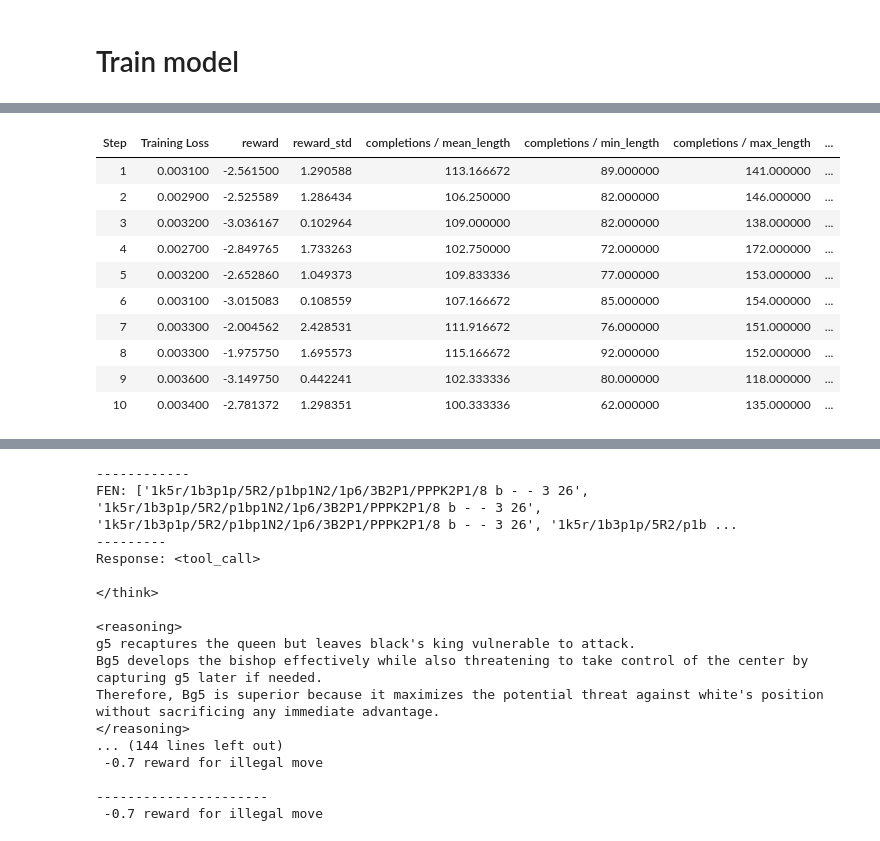
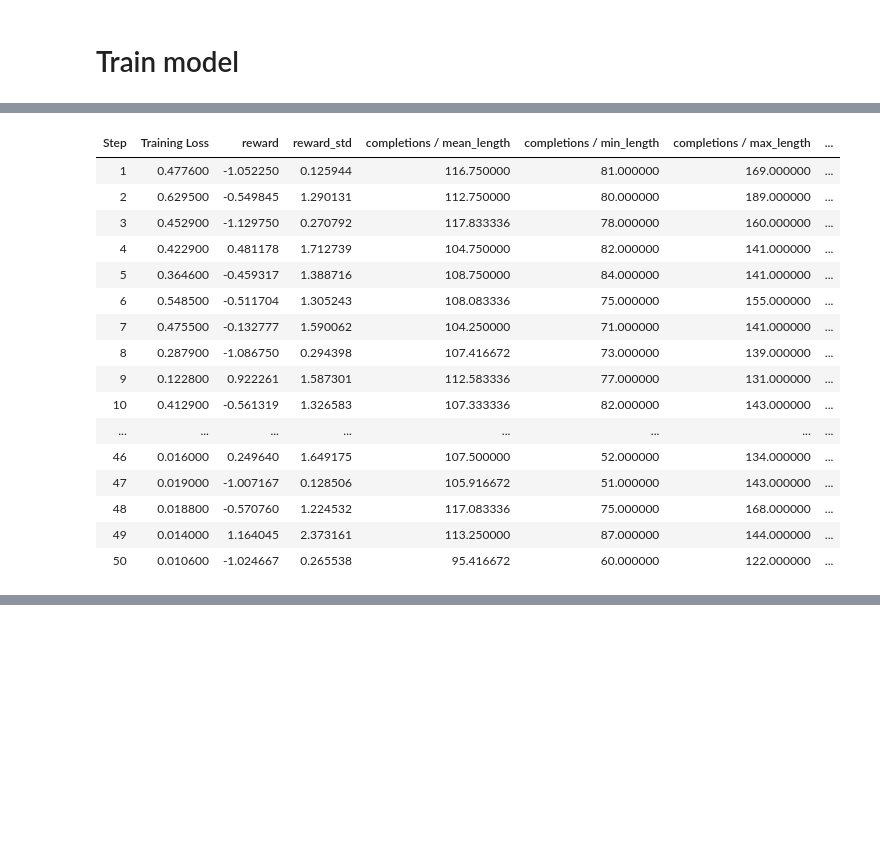
Before and after one commit to czovekboti/chess_rl, a Jupyter notebook: GRPO trainer notebook.ipynb, the cells around one changed output, grey strips where cells are left out. Drawn from its saved outputs; the diff is of its cells as text; code cells hidden in the pictures; blank space fills up the shorter version.

Commit message:
New reward func, gitignore + multiple minor code changes for server run

```diff
--- a/GRPO trainer notebook.ipynb
+++ b/GRPO trainer notebook.ipynb
@@ -7,6 +10,6 @@
 # %%
-config_path = ''
-output_path = ''
+config_path = 'config.yaml'
+output_path = 'grpo_outputs'
 # %%
 #@title Colab Extra Install { display-mode: "form" }
 #%%capture
@@ -125,17 +151,17 @@ STOCKFISH_PATH: /usr/games/stockfish
 # %%
-from unsloth import FastLanguageModel
-import torch
-max_seq_length = config['max_seq_length']# Can increase for longer reasoning traces
-lora_rank = config['lora_rank'] # Larger rank = smarter, but slower
-model, tokenizer = FastLanguageModel.from_pretrained(
-    model_name = "czovekboti/qwen-sft",
-    max_seq_length = max_seq_length,
-    load_in_4bit = False, # False for LoRA 16bit
-    fast_inference = False, # Enable vLLM fast inference
-    max_lora_rank = lora_rank,
-    gpu_memory_utilization = 0.7, # Reduce if out of memory
-    resize_model_vocab = 151669,
-)
+# from unsloth import FastLanguageModel
+# import torch
+# max_seq_length = config['max_seq_length']# Can increase for longer reasoning traces
+# lora_rank = config['lora_rank'] # Larger rank = smarter, but slower
+# model, tokenizer = FastLanguageModel.from_pretrained(
+#     model_name = "czovekboti/qwen-sft",
+#     max_seq_length = max_seq_length,
+#     load_in_4bit = False, # False for LoRA 16bit
+#     fast_inference = False, # Enable vLLM fast inference
+#     max_lora_rank = lora_rank,
+#     gpu_memory_utilization = 0.7, # Reduce if out of memory
+#     resize_model_vocab = 151669,
+# )
 # %% [output]
 🦥 Unsloth: Will patch your computer to enable 2x faster free finetuning.
 2025-11-22 11:20:02.487901: E external/local_xla/xla/stream_executor/cuda/cuda_fft.cc:477] Unable to register cuFFT factory: Attempting to register factory for plugin cuFFT when one has already been r ...
@@ -433,9 +735,6 @@ def xmlcount_reward_func(completions, **kwargs) -> list[float]:
 # %% [markdown]
 # Train model
 # %%
-
-max_prompt_length = 256
-
 from trl import GRPOConfig, GRPOTrainer
 training_args = GRPOConfig(
     learning_rate = float(config["learning_rate"]),
@@ -453,7 +752,7 @@ training_args = GRPOConfig(
     per_device_train_batch_size = config["per_device_train_batch_size"], #2 for bigger model 4 for smaller #16 gb gpu could do 8 with 14b model
     gradient_accumulation_steps = 2, # overall batch size should be 16 or 32 -> sslows training down
     num_generations = 6, # Decrease if out of memory
-    max_steps = 10,
+    max_steps = 5000,
     max_grad_norm = 0.1,
     save_total_limit =1,
     report_to = "wandb", # report to weights and biases
@@ -508,11 +808,17 @@ Scaled Evaluation: -0.0
 | Step | Training Loss | reward | reward_std | completions / mean_length | completions / min_length | completions / max_length | ... |
-| 1 | 0.003100 | -2.561500 | 1.290588 | 113.166672 | 89.000000 | 141.000000 | ... |
-| 2 | 0.002900 | -2.525589 | 1.286434 | 106.250000 | 82.000000 | 146.000000 | ... |
-| 3 | 0.003200 | -3.036167 | 0.102964 | 109.000000 | 82.000000 | 138.000000 | ... |
-| 4 | 0.002700 | -2.849765 | 1.733263 | 102.750000 | 72.000000 | 172.000000 | ... |
-| 5 | 0.003200 | -2.652860 | 1.049373 | 109.833336 | 77.000000 | 153.000000 | ... |
-| 6 | 0.003100 | -3.015083 | 0.108559 | 107.166672 | 85.000000 | 154.000000 | ... |
-| 7 | 0.003300 | -2.004562 | 2.428531 | 111.916672 | 76.000000 | 151.000000 | ... |
-| 8 | 0.003300 | -1.975750 | 1.695573 | 115.166672 | 92.000000 | 152.000000 | ... |
-| 9 | 0.003600 | -3.149750 | 0.442241 | 102.333336 | 80.000000 | 118.000000 | ... |
-| 10 | 0.003400 | -2.781372 | 1.298351 | 100.333336 | 62.000000 | 135.000000 | ... |
+| 1 | 0.477600 | -1.052250 | 0.125944 | 116.750000 | 81.000000 | 169.000000 | ... |
+| 2 | 0.629500 | -0.549845 | 1.290131 | 112.750000 | 80.000000 | 189.000000 | ... |
+| 3 | 0.452900 | -1.129750 | 0.270792 | 117.833336 | 78.000000 | 160.000000 | ... |
+| 4 | 0.422900 | 0.481178 | 1.712739 | 104.750000 | 82.000000 | 141.000000 | ... |
+| 5 | 0.364600 | -0.459317 | 1.388716 | 108.750000 | 84.000000 | 141.000000 | ... |
+| 6 | 0.548500 | -0.511704 | 1.305243 | 108.083336 | 75.000000 | 155.000000 | ... |
+| 7 | 0.475500 | -0.132777 | 1.590062 | 104.250000 | 71.000000 | 141.000000 | ... |
+| 8 | 0.287900 | -1.086750 | 0.294398 | 107.416672 | 73.000000 | 139.000000 | ... |
+| 9 | 0.122800 | 0.922261 | 1.587301 | 112.583336 | 77.000000 | 131.000000 | ... |
+| 10 | 0.412900 | -0.561319 | 1.326583 | 107.333336 | 82.000000 | 143.000000 | ... |
+| ... | ... | ... | ... | ... | ... | ... | ... |
+| 46 | 0.016000 | 0.249640 | 1.649175 | 107.500000 | 52.000000 | 134.000000 | ... |
+| 47 | 0.019000 | -1.007167 | 0.128506 | 105.916672 | 51.000000 | 143.000000 | ... |
+| 48 | 0.018800 | -0.570760 | 1.224532 | 117.083336 | 75.000000 | 168.000000 | ... |
+| 49 | 0.014000 | 1.164045 | 2.373161 | 113.250000 | 87.000000 | 144.000000 | ... |
+| 50 | 0.010600 | -1.024667 | 0.265538 | 95.416672 | 60.000000 | 122.000000 | ... |
@@ -536,17 +841,0 @@ Therefore, Bb6 is superior because it maintains control of the center while thre
-------------
-FEN: ['1k5r/1b3p1p/5R2/p1bp1N2/1p6/3B2P1/PPPK2P1/8 b - - 3 26', '1k5r/1b3p1p/5R2/p1bp1N2/1p6/3B2P1/PPPK2P1/8 b - - 3 26', '1k5r/1b3p1p/5R2/p1bp1N2/1p6/3B2P1/PPPK2P1/8 b - - 3 26', '1k5r/1b3p1p/5R2/p1b ...
----------
-Response: <tool_call>
-
-</think>
-
-<reasoning>
-g5 recaptures the queen but leaves black's king vulnerable to attack.
-Bg5 develops the bishop effectively while also threatening to take control of the center by capturing g5 later if needed.
-Therefore, Bg5 is superior because it maximizes the potential threat against white's position without sacrificing any immediate advantage.
-</reasoning>
-... (144 lines left out)
- -0.7 reward for illegal move
-
-----------------------
- -0.7 reward for illegal move
```
Also changed, not shown: parts of 7 cells of this notebook, 2 other files.
